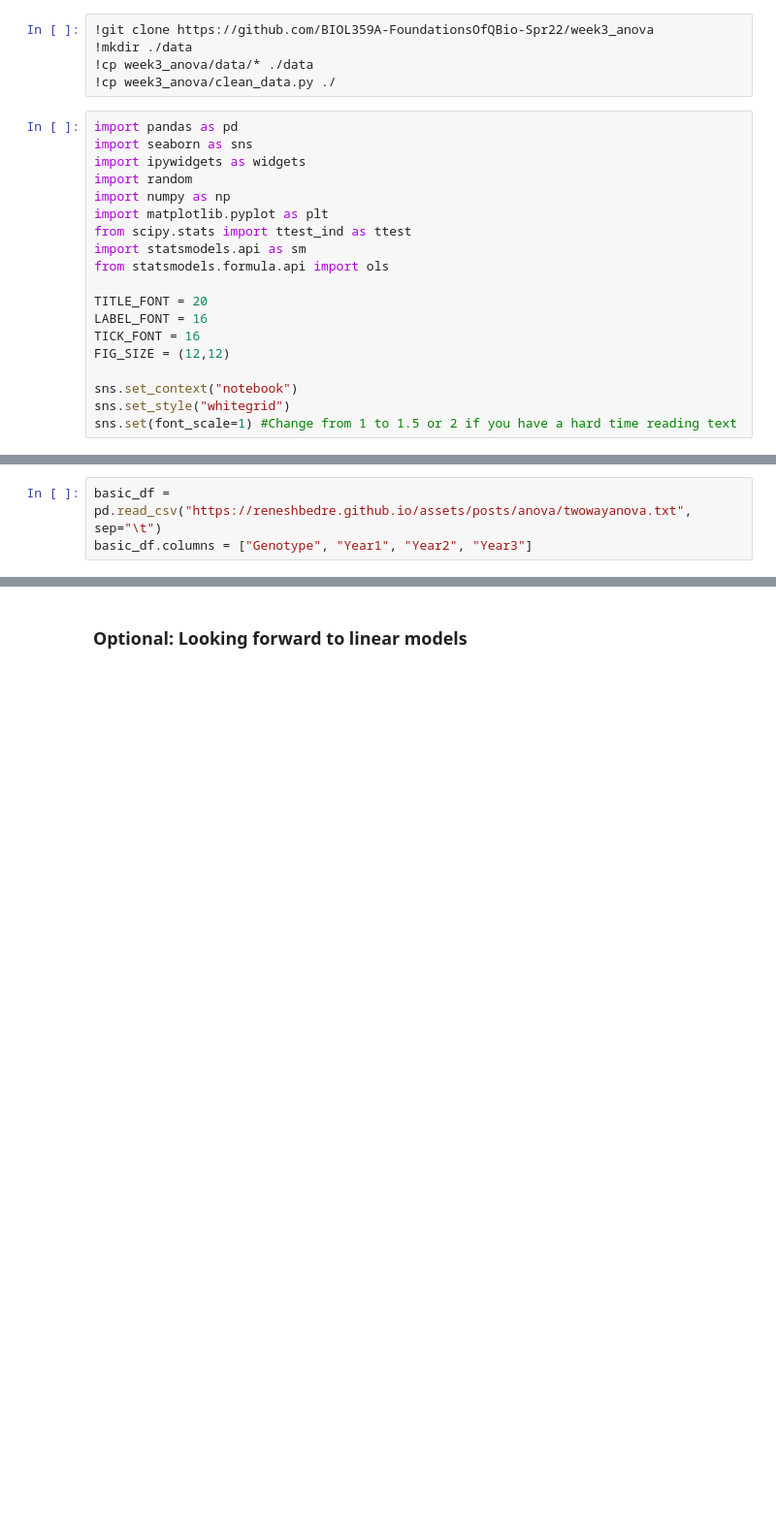
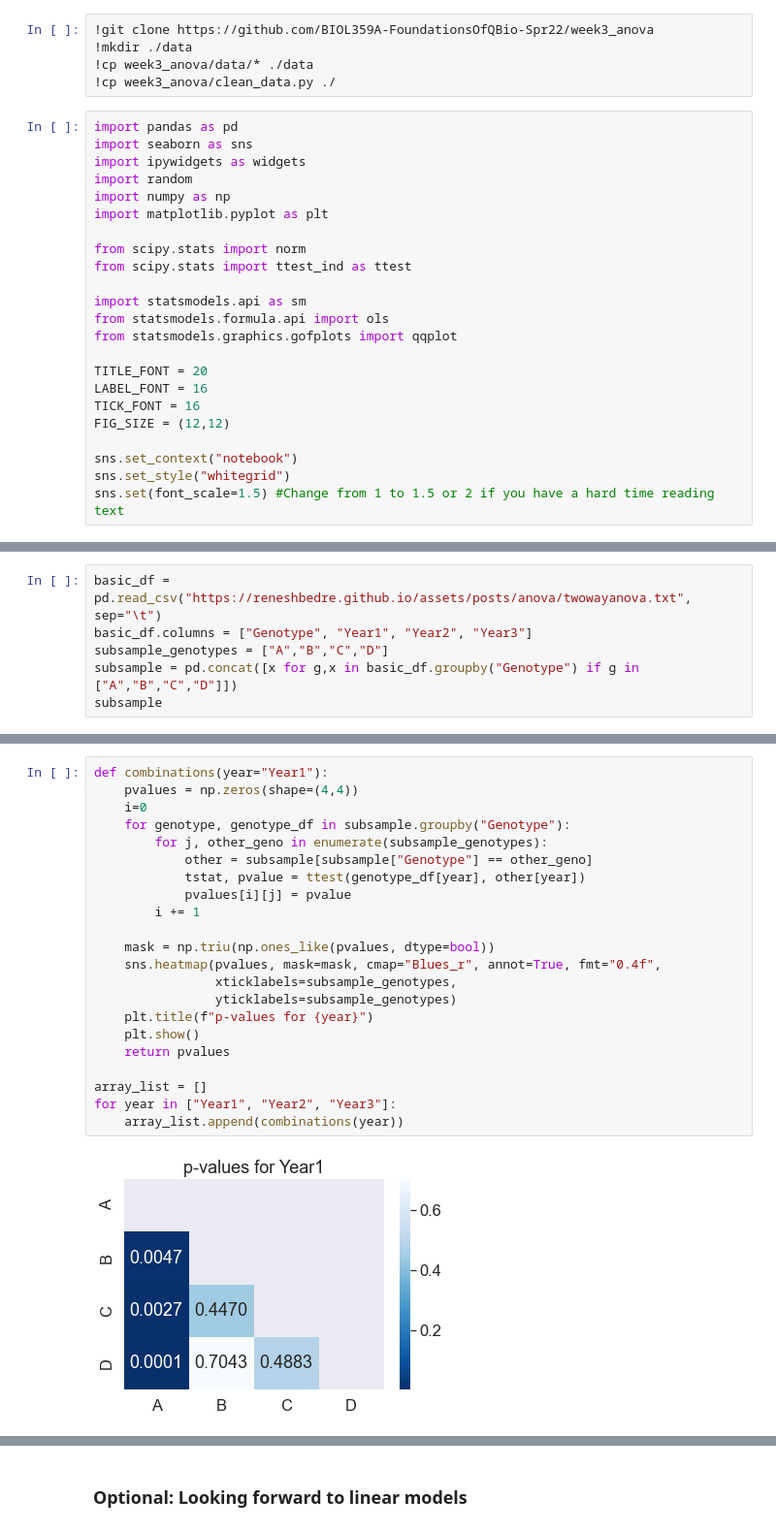
Before and after one commit to BIOL359A-FoundationsOfQBio-Spr23/week4_anova, a Jupyter notebook: anova.ipynb, the cells around one changed output, grey strips where cells are left out. Shown at 97% size. Saved outputs shown, nothing was run; the diff lists cells and outputs as text; blank space fills up the shorter version.

Commit message:
finished up experiments, now for annotations

```diff
--- a/anova.ipynb
+++ b/anova.ipynb
@@ -19,9 +24,13 @@ import ipywidgets as widgets
 import random
 import numpy as np
 import matplotlib.pyplot as plt
+
+from scipy.stats import norm
 from scipy.stats import ttest_ind as ttest
+
 import statsmodels.api as sm
 from statsmodels.formula.api import ols
+from statsmodels.graphics.gofplots import qqplot
 
 TITLE_FONT = 20
 LABEL_FONT = 16
@@ -30,4 +39,4 @@ FIG_SIZE = (12,12)
 
 sns.set_context("notebook")
 sns.set_style("whitegrid")
-sns.set(font_scale=1) #Change from 1 to 1.5 or 2 if you have a hard time reading text
+sns.set(font_scale=1.5) #Change from 1 to 1.5 or 2 if you have a hard time reading text
@@ -42,3 +76,6 @@ First, we are going to do 3 ANOVAs for each year.
 # %%
 basic_df = pd.read_csv("https://reneshbedre.github.io/assets/posts/anova/twowayanova.txt", sep="\t")
 basic_df.columns = ["Genotype", "Year1", "Year2", "Year3"]
+subsample_genotypes = ["A","B","C","D"]
+subsample = pd.concat([x for g,x in basic_df.groupby("Genotype") if g in ["A","B","C","D"]])
+subsample
@@ -44,0 +98,24 @@ basic_df.columns = ["Genotype", "Year1", "Year2", "Year3"]
+# %%
+def combinations(year="Year1"):
+    pvalues = np.zeros(shape=(4,4))
+    i=0
+    for genotype, genotype_df in subsample.groupby("Genotype"):
+        for j, other_geno in enumerate(subsample_genotypes):
+            other = subsample[subsample["Genotype"] == other_geno]
+            tstat, pvalue = ttest(genotype_df[year], other[year])
+            pvalues[i][j] = pvalue
+        i += 1
+
+    mask = np.triu(np.ones_like(pvalues, dtype=bool))
+    sns.heatmap(pvalues, mask=mask, cmap="Blues_r", annot=True, fmt="0.4f",
+                xticklabels=subsample_genotypes,
+                yticklabels=subsample_genotypes)
+    plt.title(f"p-values for {year}")
+    plt.show()
+    return pvalues
+
+array_list = []
+for year in ["Year1", "Year2", "Year3"]:
+    array_list.append(combinations(year))
+# %% [output]
+[figure, added]
```
Also changed, not shown: parts of 23 cells of this notebook, 2 other files.
